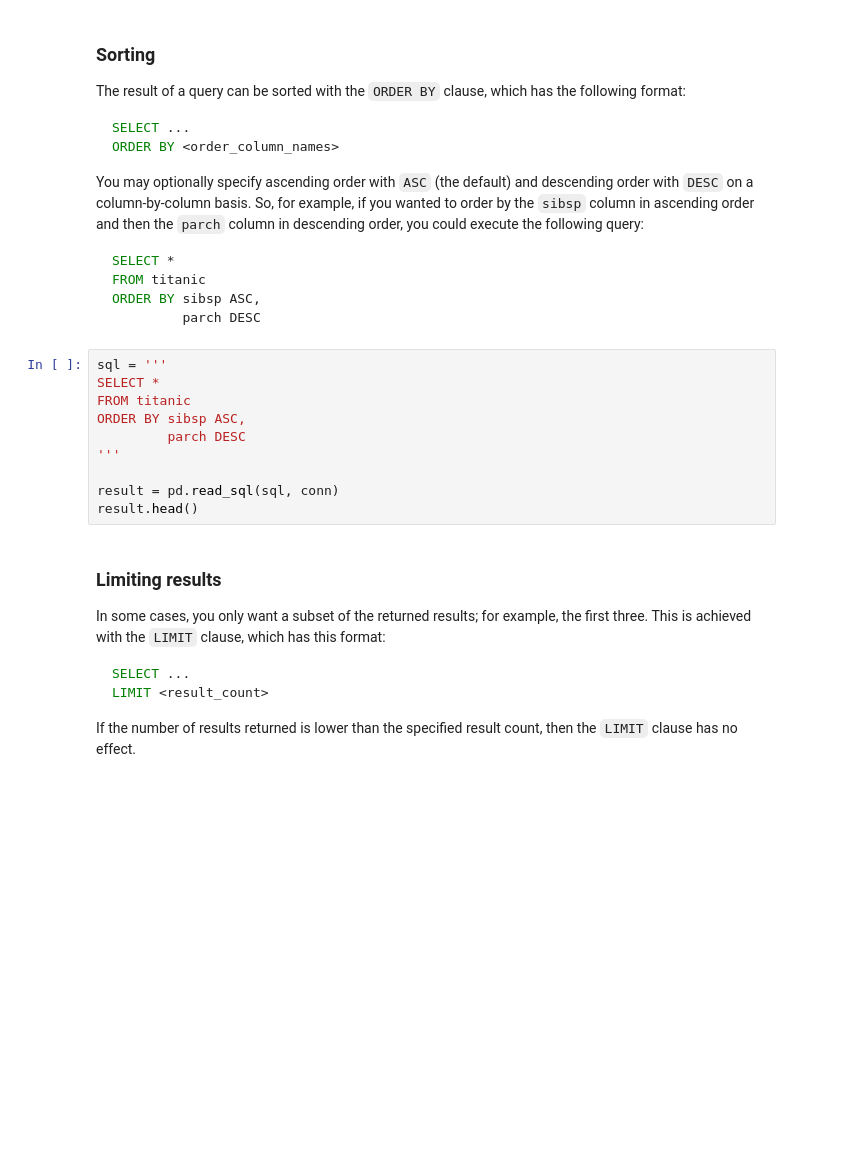
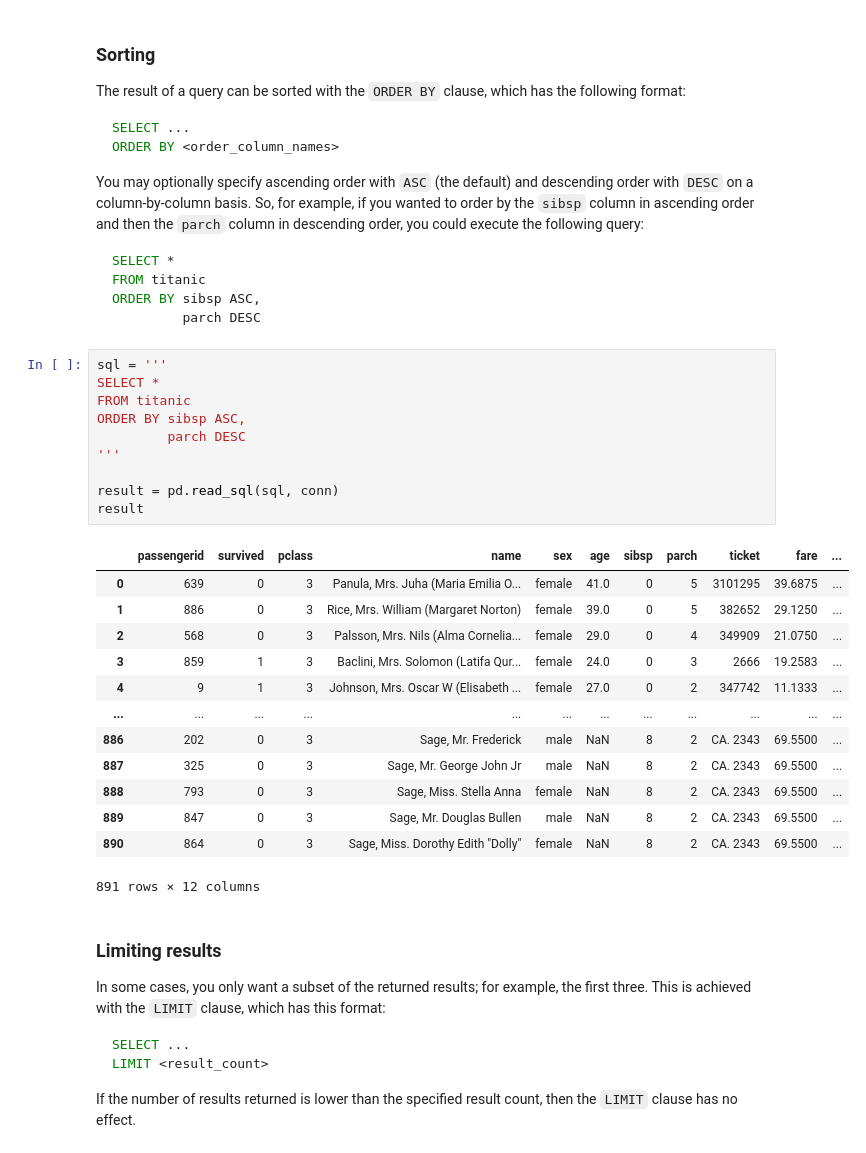
Before and after one commit to Mbuhliagah/database_and-_SQL, a Jupyter notebook: lesson/databases-and-sql-lesson.ipynb, the cells around one changed output. Saved outputs shown, nothing was run; the diff lists cells and outputs as text; blank space fills up the shorter version.

```diff
--- a/lesson/databases-and-sql-lesson.ipynb
+++ b/lesson/databases-and-sql-lesson.ipynb
@@ -196,13 +358,27 @@ ORDER BY sibsp ASC,
 # %%
 sql = '''
 SELECT *
 FROM titanic
 ORDER BY sibsp ASC,
          parch DESC
 '''
 
 result = pd.read_sql(sql, conn)
-result.head()
+result
+# %% [output]
+|  | passengerid | survived | pclass | name | sex | age | sibsp | parch | ticket | fare | ... |
+| 0 | 639 | 0 | 3 | Panula, Mrs. Juha (Maria Emilia O... | female | 41.0 | 0 | 5 | 3101295 | 39.6875 | ... |
+| 1 | 886 | 0 | 3 | Rice, Mrs. William (Margaret Norton) | female | 39.0 | 0 | 5 | 382652 | 29.1250 | ... |
+| 2 | 568 | 0 | 3 | Palsson, Mrs. Nils (Alma Cornelia... | female | 29.0 | 0 | 4 | 349909 | 21.0750 | ... |
+| 3 | 859 | 1 | 3 | Baclini, Mrs. Solomon (Latifa Qur... | female | 24.0 | 0 | 3 | 2666 | 19.2583 | ... |
+| 4 | 9 | 1 | 3 | Johnson, Mrs. Oscar W (Elisabeth ... | female | 27.0 | 0 | 2 | 347742 | 11.1333 | ... |
+| ... | ... | ... | ... | ... | ... | ... | ... | ... | ... | ... | ... |
+| 886 | 202 | 0 | 3 | Sage, Mr. Frederick | male | NaN | 8 | 2 | CA. 2343 | 69.5500 | ... |
+| 887 | 325 | 0 | 3 | Sage, Mr. George John Jr | male | NaN | 8 | 2 | CA. 2343 | 69.5500 | ... |
+| 888 | 793 | 0 | 3 | Sage, Miss. Stella Anna | female | NaN | 8 | 2 | CA. 2343 | 69.5500 | ... |
+| 889 | 847 | 0 | 3 | Sage, Mr. Douglas Bullen | male | NaN | 8 | 2 | CA. 2343 | 69.5500 | ... |
+| 890 | 864 | 0 | 3 | Sage, Miss. Dorothy Edith "Dolly" | female | NaN | 8 | 2 | CA. 2343 | 69.5500 | ... |
+891 rows × 12 columns
 # %% [markdown]
 ### Limiting results
 
```
Also changed, not shown: parts of 44 cells of this notebook, 1 other file.
